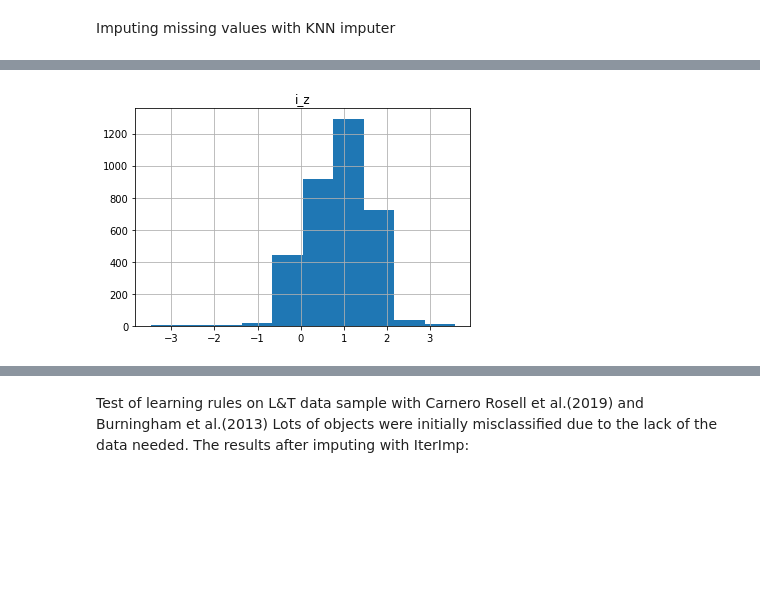
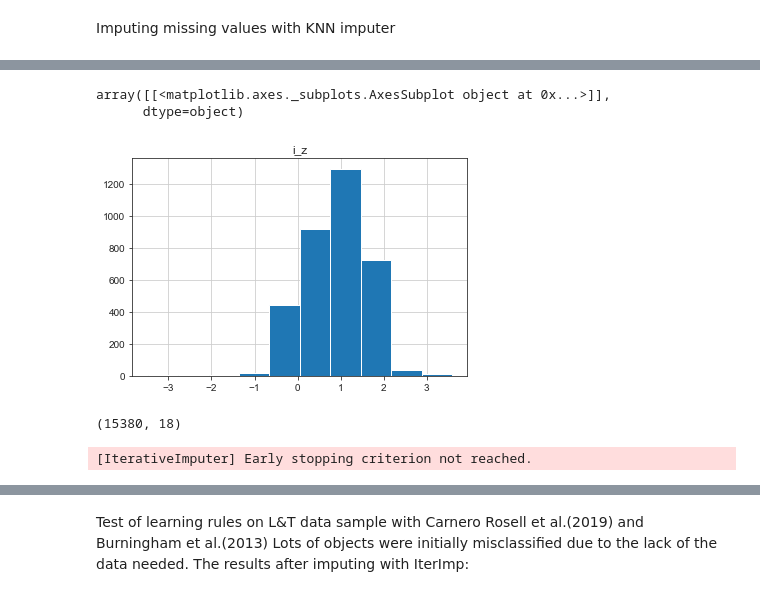
Before and after one commit to iamaleksandra/Brown-Dwarfs-NN, a Jupyter notebook: bd.ipynb, the cells around one changed output, grey strips where cells are left out. Cells and saved outputs as stored; diff of their text form; code cells hidden in the pictures; blank space fills up the shorter version.

```diff
--- a/bd.ipynb
+++ b/bd.ipynb
@@ -42,3 +199,8 @@ plt.show()
+# %%
+df_=df_.drop(columns=errors)
+df_=df_.drop(columns=['PS1gmag','e_PS1gmag', 'PS1rmag', 'e_W3mag', 'e_W4mag'])
+# %%
+df_['label']=y
 # %%
 df1 = df[df['label'] == False].PS1zmag
 fp=df1.plot.hist(alpha=0.6, color='b', figsize=(10, 6))
@@ -79,5 +263,8 @@ df.head()
+# %%
+df=df_
+df_
 # %%
 X = df.loc[:, 'PS1imag':'W4mag']
 y = df.loc[:, 'label']
-cols = df.loc[:, 'PS1gmag':'W4mag']
+cols = df.loc[:, 'PS1imag':'W4mag']
 # %%
@@ -95,13 +282,14 @@ Imputing missing values with KNN imputer
 # %%
 dx = pandas.DataFrame(data=X, columns=cols.columns)
 dx['i_z'] = dx['PS1imag']-dx['PS1zmag']
+dx['i_y'] = dx['PS1imag']-dx['PS1ymag']
 dx['z_y'] = dx['PS1zmag']-dx['PS1ymag']
+dx['z_J'] = dx['PS1zmag']-dx['Jmag']
 dx['y_J'] = dx['PS1ymag']-dx['Jmag']
-dx['z_J'] = dx['PS1zmag']-dx['Jmag']
 dx['J_H'] = dx['Jmag']-dx['Hmag']
 dx['H_Ks'] = dx['Hmag']-dx['Ksmag']
 dx['W1_W2'] = dx['W1mag']-dx['W2mag']
-X_ = np.array(dx.loc[:, 'PS1imag':'W1_W2'])
+X_ = np.array(dx.loc[:, 'Jmag':'W1_W2'])
+
 dx.hist('i_z')
-dx.head()
 # %% [output]
@@ -114,2 +296,4 @@ dx.head()
+array([[<matplotlib.axes._subplots.AxesSubplot object at 0x...>]],
+      dtype=object)
-[figure, old version]
+[figure, new version]
 # %%
@@ -117 +302,10 @@ from sklearn.ensemble import ExtraTreesRegressor
+# %%
+X_.shape
+# %% [output]
+(15380, 18)
+# %%
+imputer = IterativeImputer(estimator=ExtraTreesRegressor(n_estimators=30, max_features=14, max_depth=20, min_samples_split=15), max_iter=50, random_state=123)
+X = imputer.fit_transform(X_)
+# %% [output]
+[IterativeImputer] Early stopping criterion not reached.
 # %%
```
Also changed, not shown: parts of 103 cells of this notebook.
